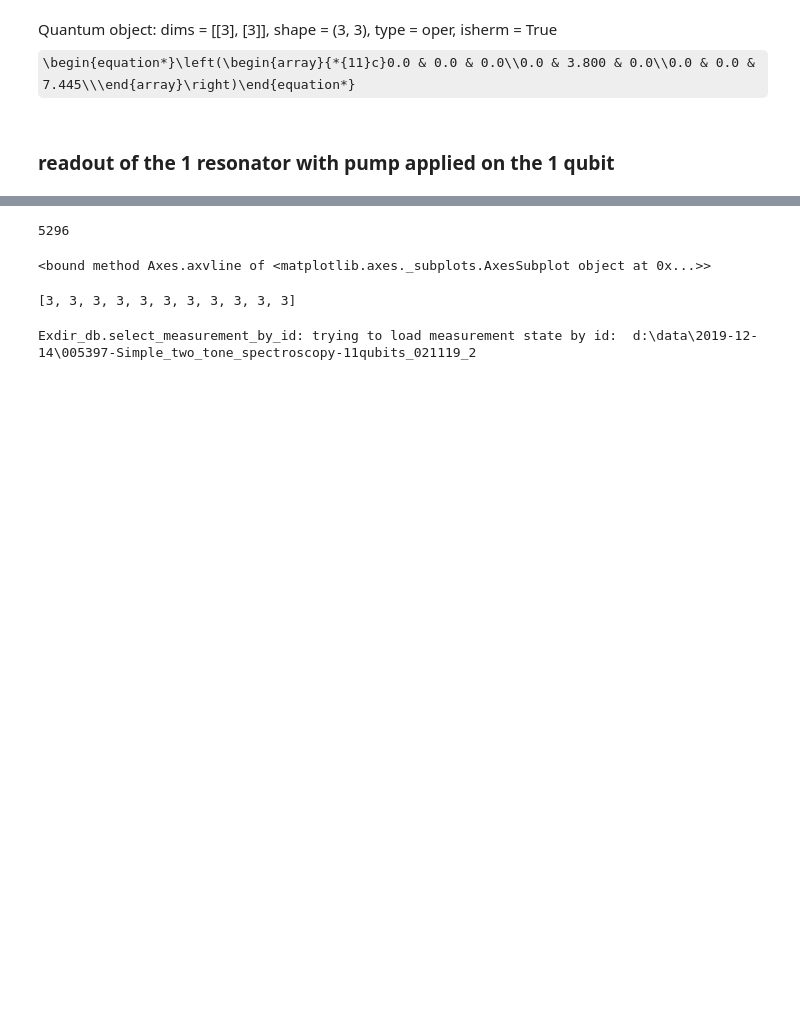
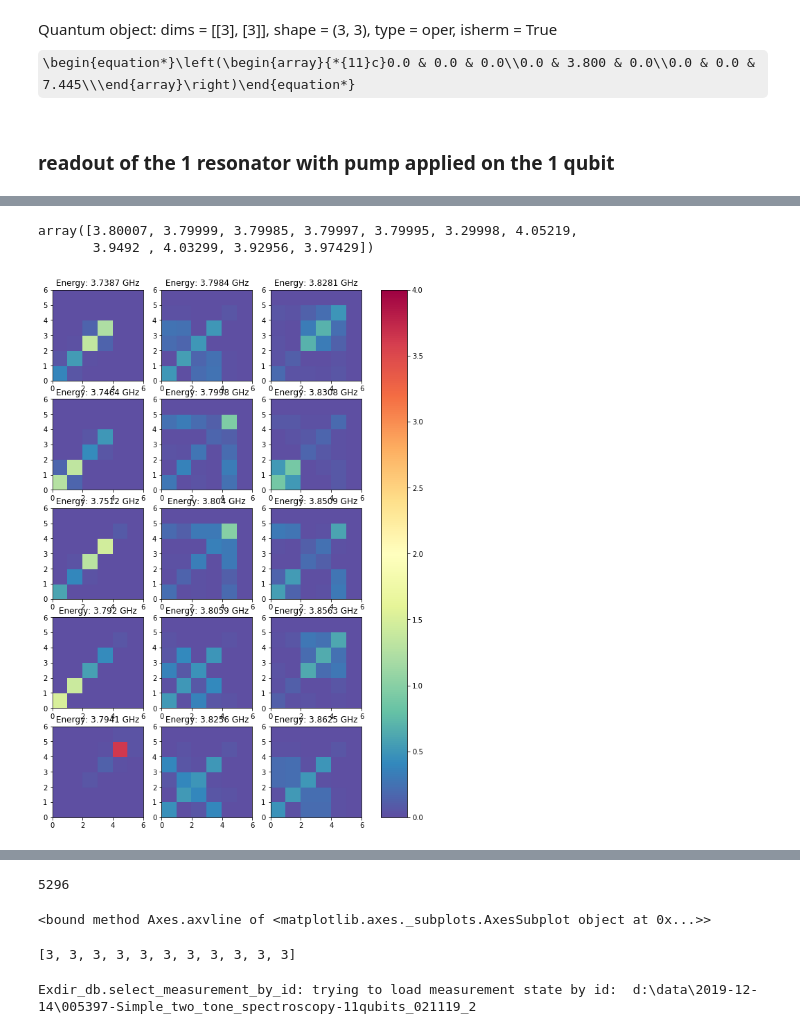
Before and after one commit to ooovector/qsweepy-notebooks, a Jupyter notebook: Fitting 11-qubit bands.ipynb, the cells around one changed output, grey strips where cells are left out. Cells and saved outputs as stored; diff of their text form; code cells hidden in the pictures; some formulas as TeX source; blank space fills up the shorter version.

```diff
--- a/Fitting 11-qubit bands.ipynb
+++ b/Fitting 11-qubit bands.ipynb
@@ -110 +308,44 @@ from scipy.optimize import least_squares
+# %%
+np.round(np.asarray(qubit_frequencies_raw[N_qubits-2])/1e9,5)
+# %% [output]
+array([3.80007, 3.79999, 3.79985, 3.79997, 3.79995, 3.29998, 4.05219,
+       3.9492 , 4.03299, 3.92956, 3.97429])
+# %%
+fig, axes = plt.subplots(5,3,figsize=(10,14))
+im = axes[0,0].pcolormesh(n2[13,:,:], vmin=0, vmax=4, cmap='Spectral_r')
+axes[0,0].set_title('Energy: {:4.5g} GHz'.format(f02h_simulations[5][6]/1e9))
+axes[1,0].pcolormesh(n2[14,:,:], vmin=0, vmax=4, cmap='Spectral_r')
+axes[1,0].set_title('Energy: {:4.5g} GHz'.format(f02h_simulations[5][7]/1e9))
+axes[2,0].pcolormesh(n2[15,:,:], vmin=0, vmax=4, cmap='Spectral_r')
+axes[2,0].set_title('Energy: {:4.5g} GHz'.format(f02h_simulations[5][8]/1e9))
+axes[3,0].pcolormesh(n2[16,:,:], vmin=0, vmax=4, cmap='Spectral_r')
+axes[3,0].set_title('Energy: {:4.5g} GHz'.format(f02h_simulations[5][9]/1e9))
+axes[4,0].pcolormesh(n2[17,:,:], vmin=0, vmax=4, cmap='Spectral_r')
+axes[4,0].set_title('Energy: {:4.5g} GHz'.format(f02h_simulations[5][10]/1e9))
+
+axes[0,1].pcolormesh(n2[18,:,:], vmin=0, vmax=4, cmap='Spectral_r')
+axes[0,1].set_title('Energy: {:4.5g} GHz'.format(f02h_simulations[5][11]/1e9))
+axes[1,1].pcolormesh(n2[19,:,:], vmin=0, vmax=4, cmap='Spectral_r')
+axes[1,1].set_title('Energy: {:4.5g} GHz'.format(f02h_simulations[5][12]/1e9))
+axes[2,1].pcolormesh(n2[20,:,:], vmin=0, vmax=4, cmap='Spectral_r')
+axes[2,1].set_title('Energy: {:4.5g} GHz'.format(f02h_simulations[5][13]/1e9))
+axes[3,1].pcolormesh(n2[21,:,:], vmin=0, vmax=4, cmap='Spectral_r')
+axes[3,1].set_title('Energy: {:4.5g} GHz'.format(f02h_simulations[5][14]/1e9))
+axes[4,1].pcolormesh(n2[22,:,:], vmin=0, vmax=4, cmap='Spectral_r')
+axes[4,1].set_title('Energy: {:4.5g} GHz'.format(f02h_simulations[5][15]/1e9))
+
+axes[0,2].pcolormesh(n2[23,:,:], vmin=0, vmax=4, cmap='Spectral_r')
+axes[0,2].set_title('Energy: {:4.5g} GHz'.format(f02h_simulations[5][16]/1e9))
+axes[1,2].pcolormesh(n2[24,:,:], vmin=0, vmax=4, cmap='Spectral_r')
+axes[1,2].set_title('Energy: {:4.5g} GHz'.format(f02h_simulations[5][17]/1e9))
+axes[2,2].pcolormesh(n2[25,:,:], vmin=0, vmax=4, cmap='Spectral_r')
+axes[2,2].set_title('Energy: {:4.5g} GHz'.format(f02h_simulations[5][18]/1e9))
+axes[3,2].pcolormesh(n2[26,:,:], vmin=0, vmax=4, cmap='Spectral_r')
+axes[3,2].set_title('Energy: {:4.5g} GHz'.format(f02h_simulations[5][19]/1e9))
+axes[4,2].pcolormesh(n2[27,:,:], vmin=0, vmax=4, cmap='Spectral_r')
+axes[4,2].set_title('Energy: {:4.5g} GHz'.format(f02h_simulations[5][20]/1e9))
+plt.colorbar(im, ax=axes)
+plt.savefig('2photon-states.svg')
+# %% [output]
+[figure, added]
 # %%
```
Also changed, not shown: parts of 24 cells of this notebook.
